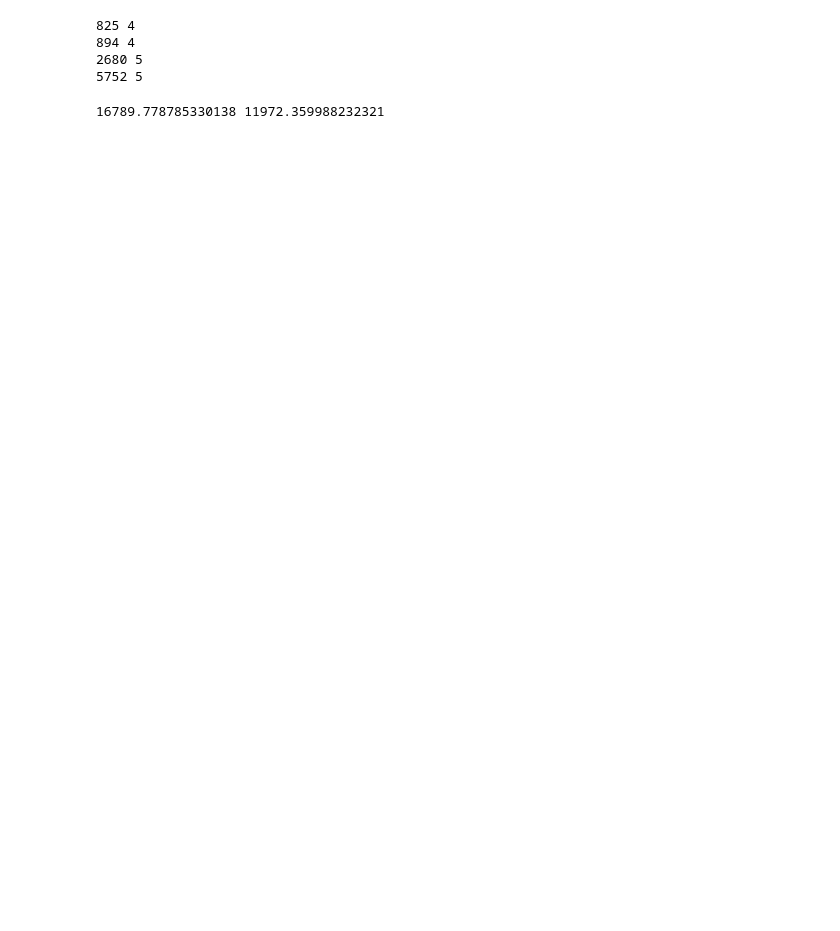
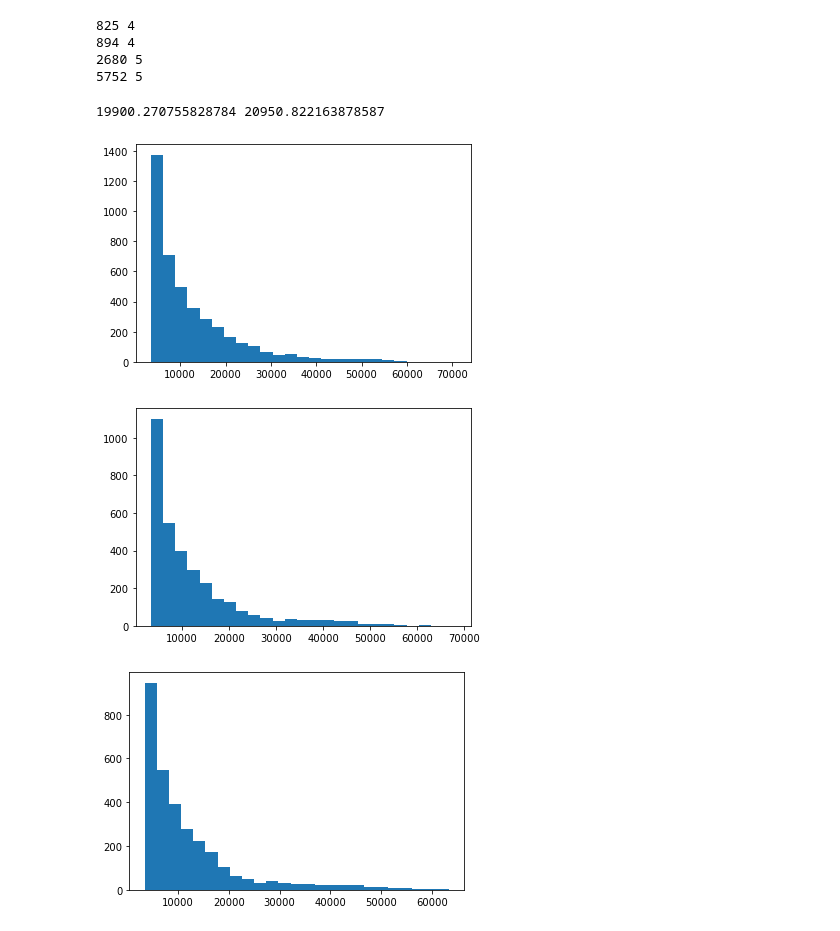
Before and after one commit to callum-mccracken/GRIDS_2022, a Jupyter notebook: TACTIC/PathReconstruction.ipynb, the cells around one changed output. Cells and saved outputs as stored; diff of their text form; code cells hidden in the pictures; blank space fills up the shorter version.

```diff
--- a/TACTIC/PathReconstruction.ipynb
+++ b/TACTIC/PathReconstruction.ipynb
@@ -42,40 +142,38 @@ for i, event in enumerate(events_1500):
 5752 5
 # %%
 #get drift times
-'''
-The source is mounted on a movable arm, 58.5mm from the GEM and 53mm to the cathode plane,
-set to one side 59mm to the closest wall (to the right facing downstream with the alpha particle
-beam)
-'''
-dist_to_GEM = 58.8 #mm
-dist_to_cathode = 53 #mm
-
-#62.5 MHz for data taking freq. -> so our times need to be corrected with this to get to s units
-
-dt_data = 1/(62.5e6) #s
-# print(dt_data*1000)
-
 timingArr = []
 
 for i, event in enumerate(events_1500):
-    removeZerosTimes = [x for x in event.times if x != 0]
-    #should also only look at tracks that are heading up and we think
-    #hit a GEM, didn't just petter out
-    variance = np.var(removeZerosTimes)
 
-    if (8 > len(removeZerosTimes) > 4) & (variance > 800):
-        dt  = (np.max(removeZerosTimes) - np.min(removeZerosTimes)) * dt_data
-        #     len(event_removeZeros)
-        dy = dist_to_GEM/1e3 #m
-    #     print(dt, dy)
+    removeZerosTimes_index = [event.times != 0]
 
-        if dy/dt != np.inf:
-            timingArr.append(dy/dt)
+    lastDist = lastDistance(event.times)
+    if lastDist < 2: #remove signals with strange bumps in them
+        removeZerosTimes = [x for x in event.times if x != 0]
+        #should also only look at tracks that are heading up and we think
+        #hit a GEM, didn't just petter out
+        varianceT = np.var(removeZerosTimes)
+        varianceA = np.var(event.amps)
+
+        noneZeroChannels = event.channels[tuple(removeZerosTimes_index)]
+        LastChannel = noneZeroChannels[-1]
+        meanChannel = np.round(np.mean(LastChannel))
+
+    #     if (8 > len(removeZerosTimes) > 4) & (varianceT > 800):
+        if (lastDist < meanChannel) & (np.mean(event.amps) > 0) & (varianceT > 100):
+
+            dt  = (np.max(removeZerosTimes) - np.min(removeZerosTimes)) * dt_data
+            dy = dist_to_GEM #m
+        #     print(dt, dy)
+
+            if dy/dt != np.inf:
+                timingArr.append(dy/dt)
 
 aveDriftTime = np.average(timingArr) #m/s
 errorDriftTime = np.std(timingArr) #m/s
 
 print(aveDriftTime, errorDriftTime)
 # %% [output]
-16789.778785330138 11972.359988232321
+19900.270755828784 20950.822163878587
 # %%
@@ -84,0 +244,18 @@ print(aveDriftTime, errorDriftTime)
+# %%
+#getting the drift value from our three data sets to compare
+DriftData = []
+
+events_1500 = rpd.read("analysis/output_1500.txt")
+DriftData.append( np.append(GetDriftTime(events_1500), 1500) )
+
+events_1300 = rpd.read("analysis/output_1300.txt")
+DriftData.append( np.append(GetDriftTime(events_1300), 1300) )
+
+events_1100 = rpd.read("analysis/output_1100.txt")
+DriftData.append( np.append(GetDriftTime(events_1100), 1100) )
+
+DriftData = np.array(DriftData).T
+# %% [output]
+[figure, added]
+[figure, added]
+[figure, added]
```
Also changed, not shown: parts of 7 cells of this notebook.
